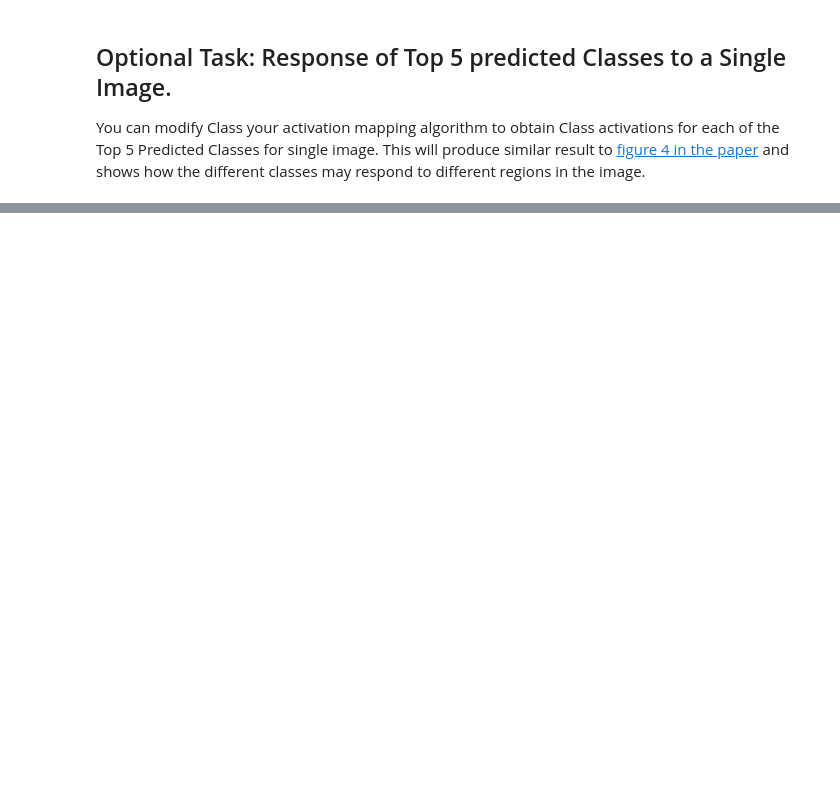
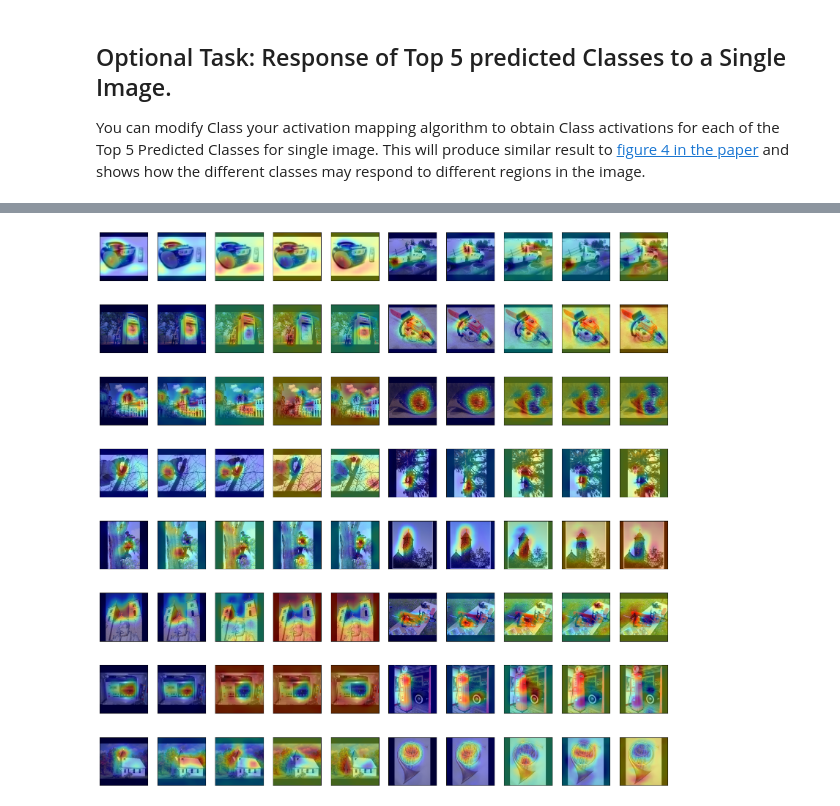
Before and after one commit to amusecub/CE5021-Omer, a Jupyter notebook: Assignment_3_CAM.ipynb, the cells around one changed output, grey strips where cells are left out. Cells and saved outputs as stored; diff of their text form; code cells hidden in the pictures; blank space fills up the shorter version.

```diff
--- a/Assignment_3_CAM.ipynb
+++ b/Assignment_3_CAM.ipynb
@@ -94,6 +100,7 @@ You can implement the class activation mapping algorithm in the code cell below.
 * The activation map using a heat map color scheme can be overlaid on the images using matplotlib "alpha" which sets the transparancy of the image e.g. `plt.imshow(class_act_map,cmap=plt.cm.jet,alpha=0.4)`
 # %%
 # Class Activation Mapping
+NUM_OF_CLASSES = 10
 img_size = (HW_trg, HW_trg, 3)
 
 # Pre-trained VGG16 model will be used (It is just personal preference, however a different trained model can also be used)
@@ -122,20 +129,19 @@ for layer in base_model.layers[:-1]:
 # global pooling layer, the following has been done in the following lines of code         #
 ############################################################################################
 
-seq_model.add(tf.keras.layers.Conv2D(1024, (3, 3), padding = 'same', activation='relu'))
+seq_model.add(tf.keras.layers.Conv2D(1024, (3, 3), padding = 'same', activation='relu', name = "new_conv"))
 
 # As a new convolution layer has been added we need to complete the model so that we can train it
 seq_model.add(tf.keras.layers.GlobalAvgPool2D())
-seq_model.add(tf.keras.layers.Dense(1000, activation='softmax'))
+seq_model.add(tf.keras.layers.Dense(NUM_OF_CLASSES, activation='softmax'))
 
 seq_model.summary()
-
 #############################################################################################
 # Since we have added a new convolution layer in our model, hence we need to train the last #
 # convolution layer in the model. The following line of code trains for the last layer.     #
 #############################################################################################
 seq_model.compile(loss='SparseCategoricalCrossentropy', optimizer=tf.keras.optimizers.Adam(), metrics=['accuracy'])
-history = seq_model.fit(train_dataset, epochs=3, validation_data=val_dataset)
+history = seq_model.fit(train_dataset, epochs=2, validation_data=val_dataset)
 # %% [output]
 Model: "vgg16"
 _________________________________________________________________
@@ -232,0 +163,8 @@ _________________________________________________________________
+# %%
+new_model = Model(seq_model.inputs, [seq_model.output, seq_model.get_layer("new_conv").output])
+new_model.summary()
+
+# Let's obtain the weights of the model's last layer
+weights = seq_model.layers[-1].weights[0]
+print(weights)
+print(weights.shape)
@@ -234,3 +249,19 @@ _________________________________________________________________
 ## Optional Task: Response of Top 5 predicted Classes to a Single Image.
 
 You can modify Class your activation mapping algorithm to obtain Class activations for each of the Top 5 Predicted Classes for single image. This will produce similar result to [figure 4 in the paper](http://cnnlocalization.csail.mit.edu/Zhou_Learning_Deep_Features_CVPR_2016_paper.pdf) and shows how the different classes may respond to different regions in the image.
+# %%
+TOP_FIVE = 5
+for batch_of_images, batch_of_labels in train_dataset.take(1):
+    i = 0
+    fig = plt.figure(figsize=(20, 20))
+    for img in batch_of_images:
+        image_cast = tf.cast(img,tf.uint8)
+
+        class_activation_map = obtain_class_activation_map(image_cast, TOP_FIVE)
+        for img in class_activation_map:
+          ax = fig.add_subplot(8, 10, i + 1, xticks=[], yticks=[])
+          heatmap = cv2.resize(img, (224, 224))
+          ax.imshow(image_cast)
+          ax.imshow(heatmap,cmap=plt.cm.jet,alpha=0.4)
+          i += 1
+# %% [output]
@@ -237,3 +284,4 @@ You can modify Class your activation mapping algorithm to obtain Class activatio
+[figure, added]
 # %% [markdown]
 # You may Leave a note here explaining your approach/results for the e-moderator.
 
```
Also changed, not shown: parts of 8 cells of this notebook.
